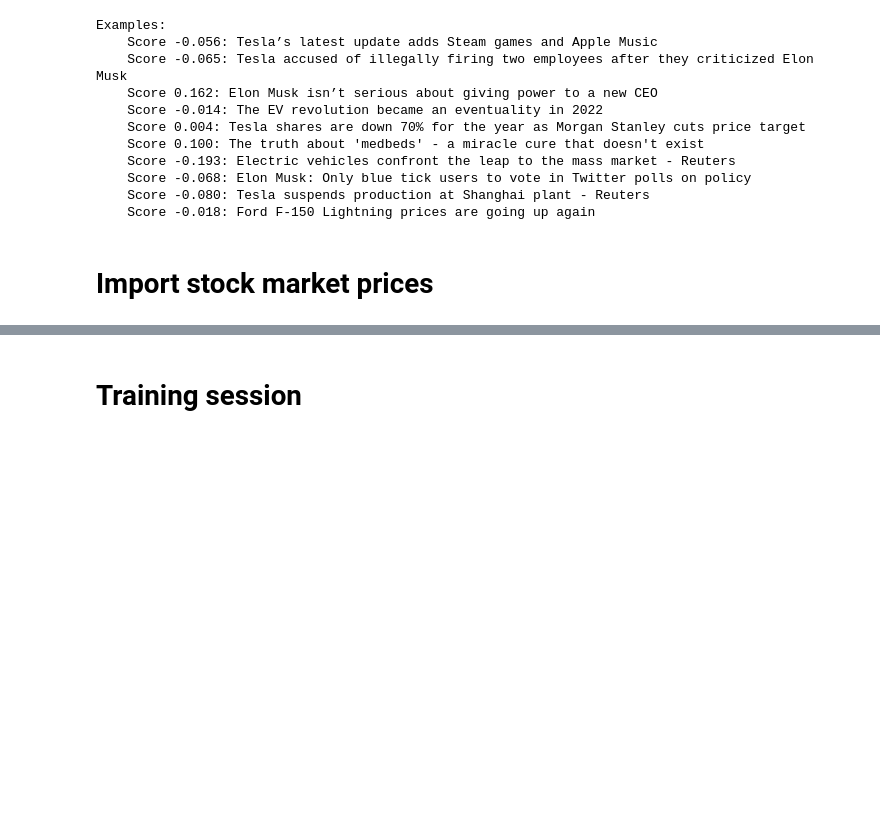
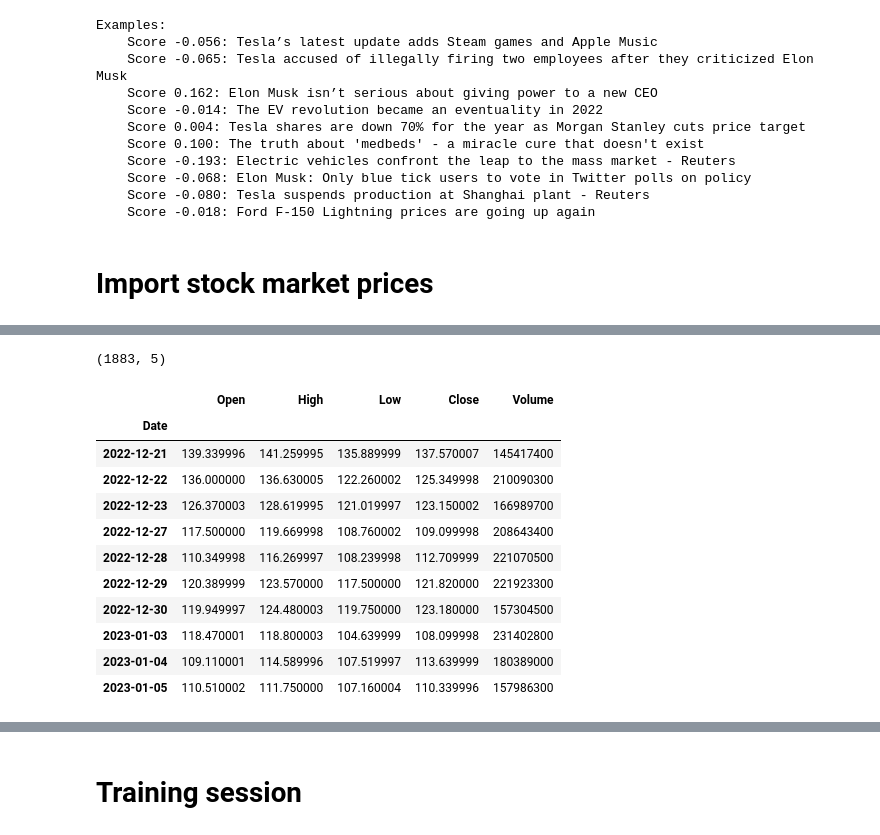
Before and after one commit to ludvigdoeser/scalableMLproject, a Jupyter notebook: News.ipynb, the cells around one changed output, grey strips where cells are left out. Cells and saved outputs as stored; diff of their text form; code cells hidden in the pictures; blank space fills up the shorter version.

```diff
--- a/News.ipynb
+++ b/News.ipynb
@@ -854,0 +930,19 @@ plt.plot(ratio)
+# %%
+tesla_df = data.iloc[631:-2]
+tesla_df.index = tesla_df.index.strftime('%Y-%m-%d')
+print(np.shape(tesla_df))
+tesla_df.tail(n=10)
+# %% [output]
+(1883, 5)
+|  | Open | High | Low | Close | Volume |
+| Date |  |  |  |  |  |
+| 2022-12-21 | 139.339996 | 141.259995 | 135.889999 | 137.570007 | 145417400 |
+| 2022-12-22 | 136.000000 | 136.630005 | 122.260002 | 125.349998 | 210090300 |
+| 2022-12-23 | 126.370003 | 128.619995 | 121.019997 | 123.150002 | 166989700 |
+| 2022-12-27 | 117.500000 | 119.669998 | 108.760002 | 109.099998 | 208643400 |
+| 2022-12-28 | 110.349998 | 116.269997 | 108.239998 | 112.709999 | 221070500 |
+| 2022-12-29 | 120.389999 | 123.570000 | 117.500000 | 121.820000 | 221923300 |
+| 2022-12-30 | 119.949997 | 124.480003 | 119.750000 | 123.180000 | 157304500 |
+| 2023-01-03 | 118.470001 | 118.800003 | 104.639999 | 108.099998 | 231402800 |
+| 2023-01-04 | 109.110001 | 114.589996 | 107.519997 | 113.639999 | 180389000 |
+| 2023-01-05 | 110.510002 | 111.750000 | 107.160004 | 110.339996 | 157986300 |
```
Also changed, not shown: parts of 26 cells of this notebook.
